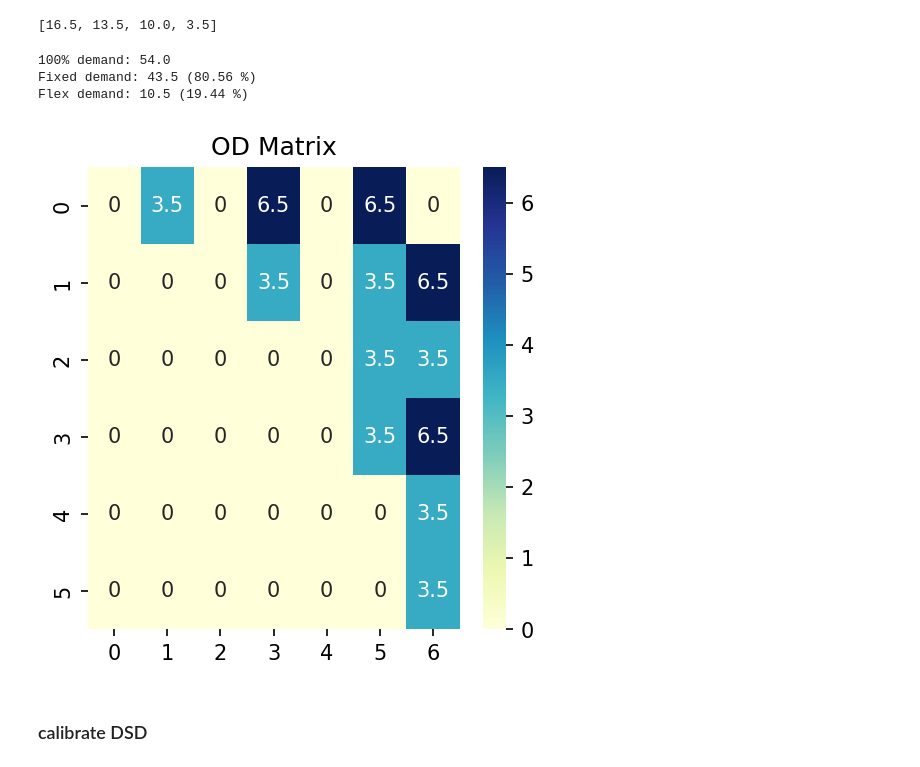
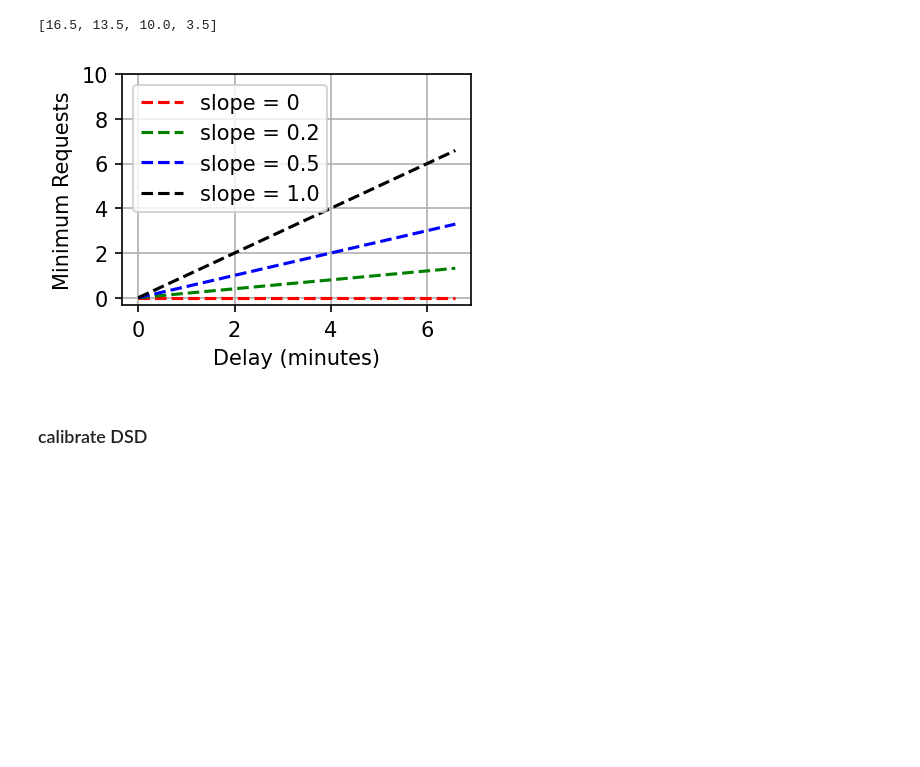
Before and after one commit to joerovar/flex-bus-sim, a Jupyter notebook: results.ipynb, the cells around one changed output. Saved outputs shown, nothing was run; the diff lists cells and outputs as text; code cells hidden in the pictures; blank space fills up the shorter version.

```diff
--- a/results.ipynb
+++ b/results.ipynb
@@ -9,18 +9,11 @@ import os
 # %% [output]
 [16.5, 13.5, 10.0, 3.5]
 # %%
-hourly_fixed_demand = sum([sum(row) for i, row in enumerate(OD_MATRIX) if i not in FLEX_STOPS])
-hourly_flex_demand = sum([sum(row) for i, row in enumerate(OD_MATRIX) if i in FLEX_STOPS])
-pct_fixed = round(hourly_fixed_demand/(hourly_fixed_demand + hourly_flex_demand)*100, 2)
-pct_flex = round(hourly_flex_demand/(hourly_fixed_demand + hourly_flex_demand)*100, 2)
-print(f'100% demand: {hourly_fixed_demand + hourly_flex_demand}')
-print(f'Fixed demand: {hourly_fixed_demand} ({pct_fixed} %)')
-print(f'Flex demand: {hourly_flex_demand} ({pct_flex} %)')
+# hourly_fixed_demand = sum([sum(row) for i, row in enumerate(OD_MATRIX) if i not in FLEX_STOPS])
+# hourly_flex_demand = sum([sum(row) for i, row in enumerate(OD_MATRIX) if i in FLEX_STOPS])
+# pct_fixed = round(hourly_fixed_demand/(hourly_fixed_demand + hourly_flex_demand)*100, 2)
+# pct_flex = round(hourly_flex_demand/(hourly_fixed_demand + hourly_flex_demand)*100, 2)
+# print(f'100% demand: {hourly_fixed_demand + hourly_flex_demand}')
+# print(f'Fixed demand: {hourly_fixed_demand} ({pct_fixed} %)')
+# print(f'Flex demand: {hourly_flex_demand} ({pct_flex} %)')
+# get_heatmap(OD_MATRIX, "OD Matrix")
-# %% [output]
-100% demand: 54.0
-Fixed demand: 43.5 (80.56 %)
-Flex demand: 10.5 (19.44 %)
-# %%
-get_heatmap(OD_MATRIX, "OD Matrix")
-# %% [output]
-[figure, removed]
@@ -28,0 +20,20 @@ get_heatmap(OD_MATRIX, "OD Matrix")
+# %%
+def plot_minimum_requests_per_delay():
+    fig, axs = plt.subplots(figsize=(3, 2))
+    delays = np.arange(0, 400, 5)/60
+    # plot line of various slopes
+    slopes = [0, 0.2, 0.5, 1.0]
+    colors = ['red', 'green', 'blue', 'black']
+    for slope, color in zip(slopes, colors):
+        thresholds = [slope*delay for delay in delays]
+        axs.plot(delays, thresholds, color=color, linestyle='dashed', label=f'slope = {slope}')
+    axs.set_xlabel('Delay (minutes)')
+    axs.set_ylabel('Minimum Requests')
+    yticklabels = [0,2,4,6,8,10]
+    axs.set_yticks(yticklabels)
+    axs.legend()
+    axs.grid()
+# %%
+plot_minimum_requests_per_delay()
+# %% [output]
+[figure, added]
```
Also changed, not shown: parts of 18 cells of this notebook, 12 other files.
